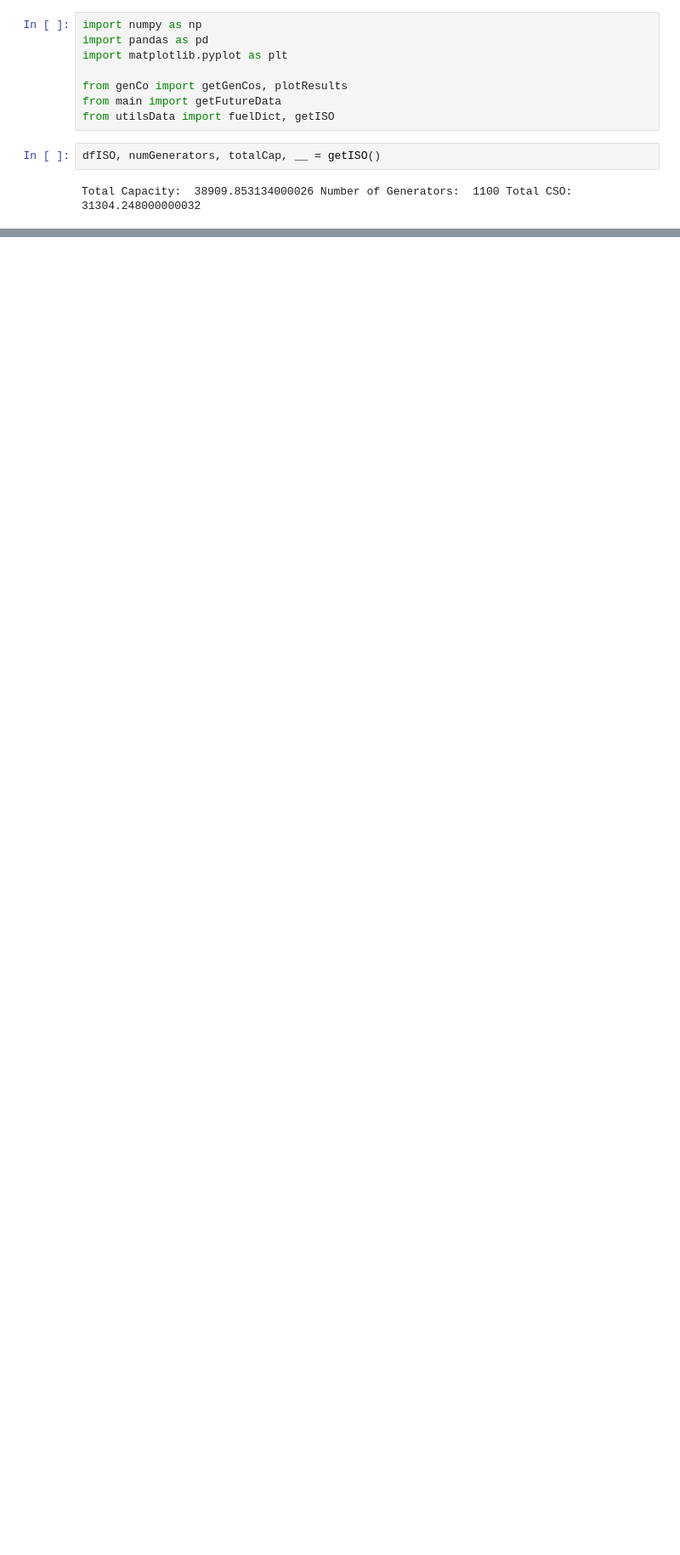
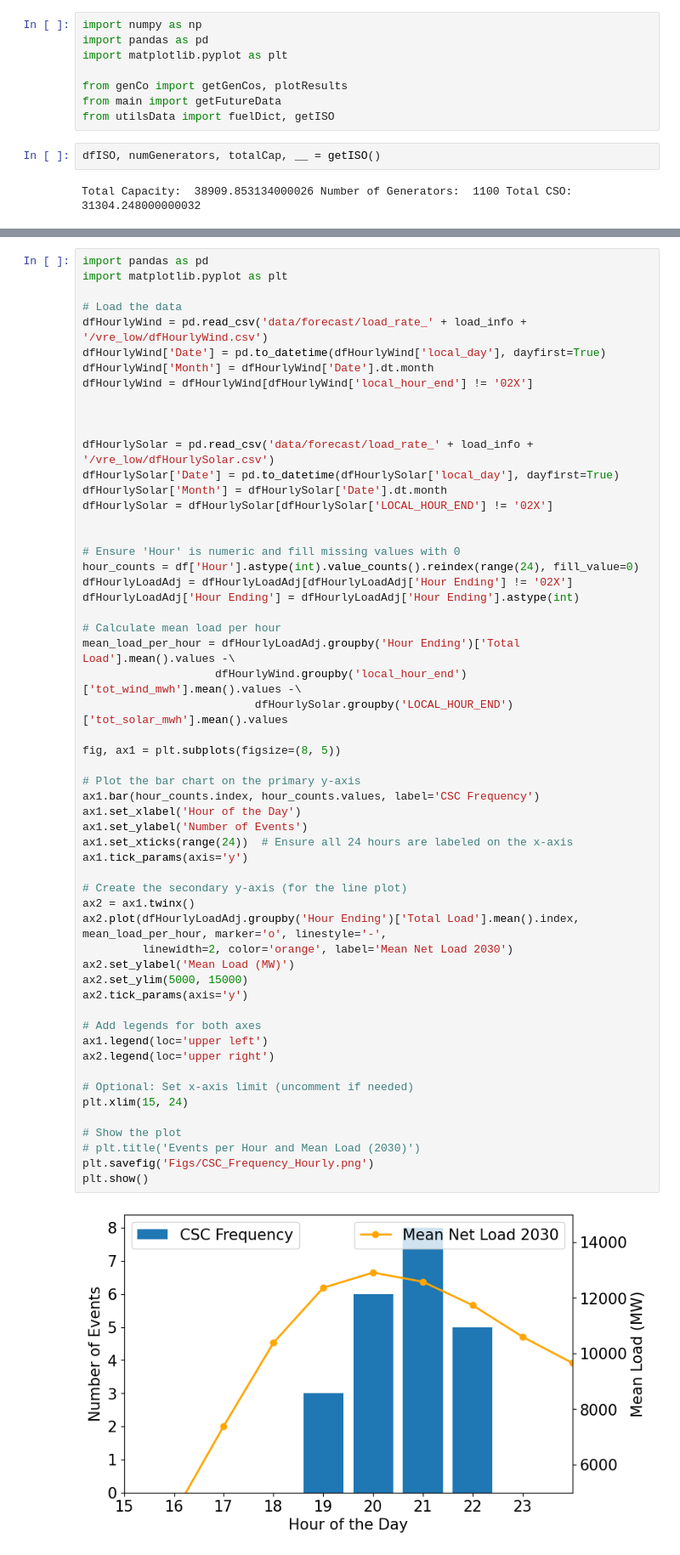
Before and after one commit to MahdiMehrtash/MARKET-Research, a Jupyter notebook: plots.ipynb, the cells around one changed output, grey strips where cells are left out. Shown at 85% size. Cells and saved outputs as stored; diff of their text form; blank space fills up the shorter version.

```diff
--- a/plots.ipynb
+++ b/plots.ipynb
@@ -78,0 +232,58 @@ genCos = getGenCos(dfISO, esCharge=1)
+# %%
+import pandas as pd
+import matplotlib.pyplot as plt
+
+# Load the data
+dfHourlyWind = pd.read_csv('data/forecast/load_rate_' + load_info + '/vre_low/dfHourlyWind.csv')
+dfHourlyWind['Date'] = pd.to_datetime(dfHourlyWind['local_day'], dayfirst=True)
+dfHourlyWind['Month'] = dfHourlyWind['Date'].dt.month
+dfHourlyWind = dfHourlyWind[dfHourlyWind['local_hour_end'] != '02X']
+
+
+
+dfHourlySolar = pd.read_csv('data/forecast/load_rate_' + load_info + '/vre_low/dfHourlySolar.csv')
+dfHourlySolar['Date'] = pd.to_datetime(dfHourlySolar['local_day'], dayfirst=True)
+dfHourlySolar['Month'] = dfHourlySolar['Date'].dt.month
+dfHourlySolar = dfHourlySolar[dfHourlySolar['LOCAL_HOUR_END'] != '02X']
+
+
+# Ensure 'Hour' is numeric and fill missing values with 0
+hour_counts = df['Hour'].astype(int).value_counts().reindex(range(24), fill_value=0)
+dfHourlyLoadAdj = dfHourlyLoadAdj[dfHourlyLoadAdj['Hour Ending'] != '02X']
+dfHourlyLoadAdj['Hour Ending'] = dfHourlyLoadAdj['Hour Ending'].astype(int)
+
+# Calculate mean load per hour
+mean_load_per_hour = dfHourlyLoadAdj.groupby('Hour Ending')['Total Load'].mean().values -\
+                    dfHourlyWind.groupby('local_hour_end')['tot_wind_mwh'].mean().values -\
+                          dfHourlySolar.groupby('LOCAL_HOUR_END')['tot_solar_mwh'].mean().values
+
+fig, ax1 = plt.subplots(figsize=(8, 5))
+
+# Plot the bar chart on the primary y-axis
+ax1.bar(hour_counts.index, hour_counts.values, label='CSC Frequency')
+ax1.set_xlabel('Hour of the Day')
+ax1.set_ylabel('Number of Events')
+ax1.set_xticks(range(24))  # Ensure all 24 hours are labeled on the x-axis
+ax1.tick_params(axis='y')
+
+# Create the secondary y-axis (for the line plot)
+ax2 = ax1.twinx()
+ax2.plot(dfHourlyLoadAdj.groupby('Hour Ending')['Total Load'].mean().index, mean_load_per_hour, marker='o', linestyle='-',
+         linewidth=2, color='orange', label='Mean Net Load 2030')
+ax2.set_ylabel('Mean Load (MW)')
+ax2.set_ylim(5000, 15000)
+ax2.tick_params(axis='y')
+
+# Add legends for both axes
+ax1.legend(loc='upper left')
+ax2.legend(loc='upper right')
+
+# Optional: Set x-axis limit (uncomment if needed)
+plt.xlim(15, 24)
+
+# Show the plot
+# plt.title('Events per Hour and Mean Load (2030)')
+plt.savefig('Figs/CSC_Frequency_Hourly.png')
+plt.show()
+# %% [output]
+[figure, added]
```
Also changed, not shown: parts of 17 cells of this notebook, 11 other files.
